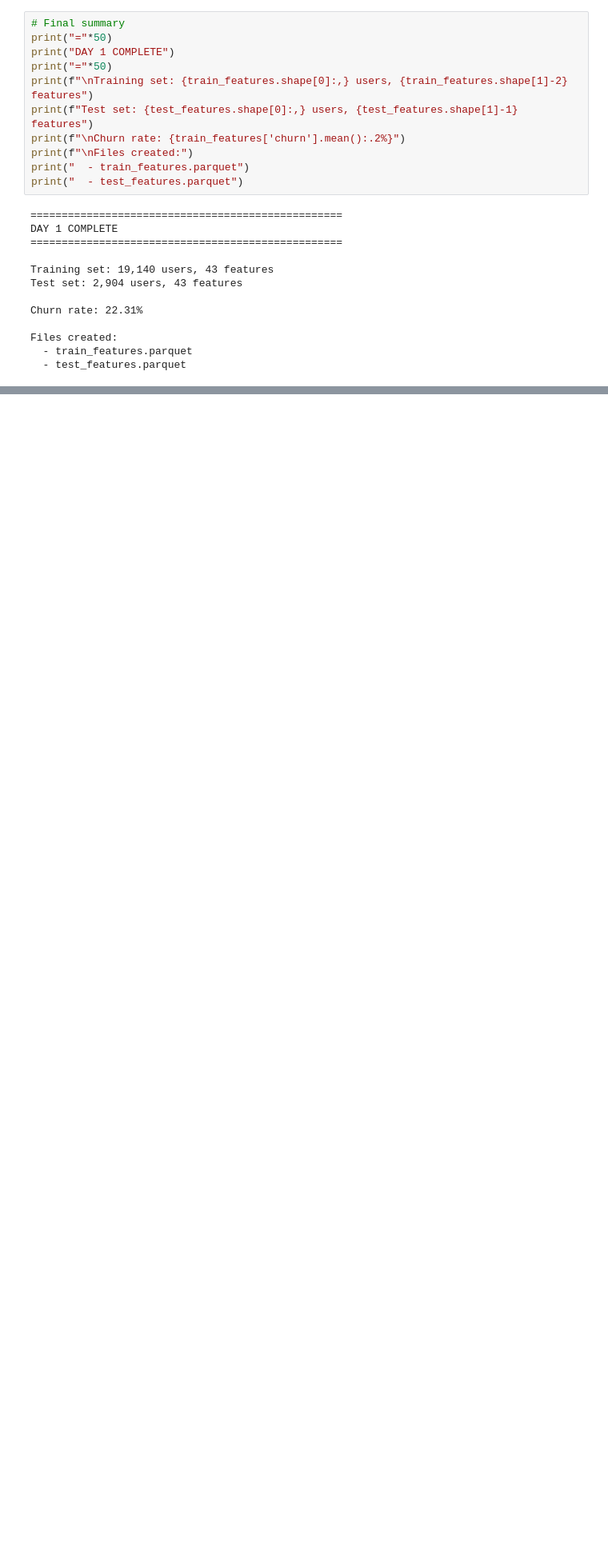
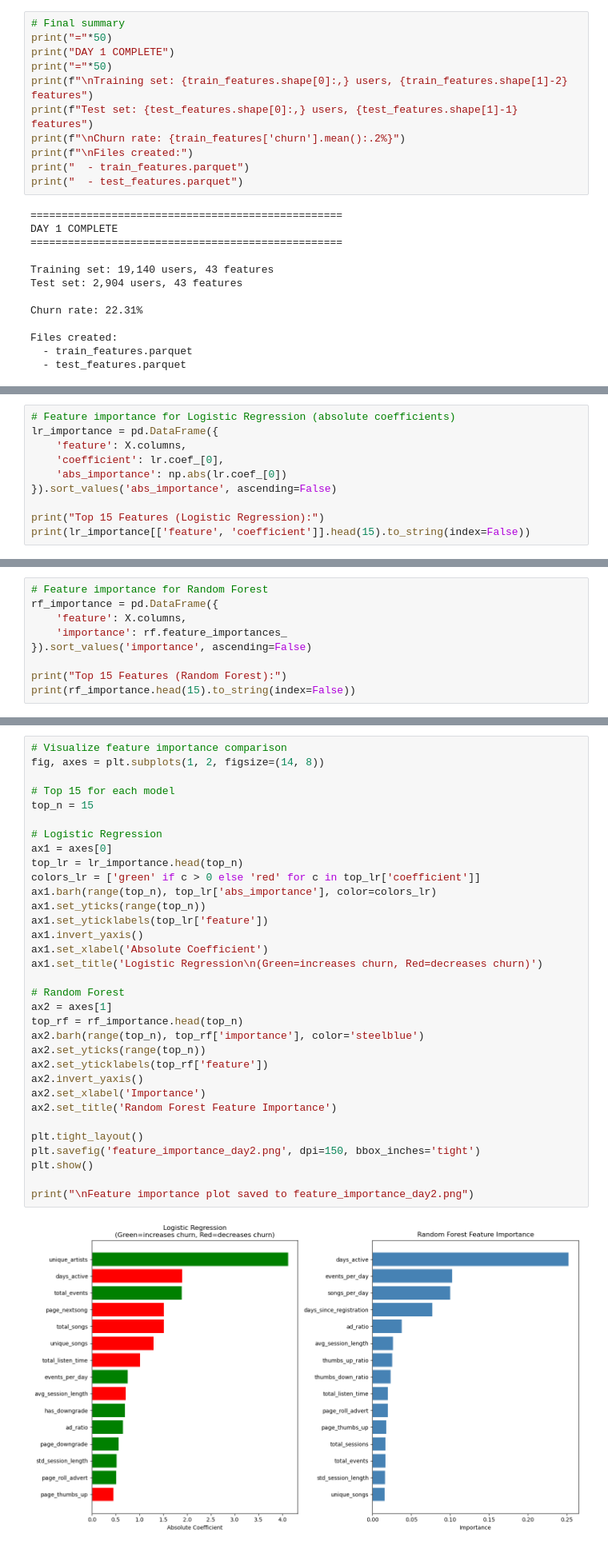
Before and after one commit to guustgoossens/python_ds_kaggle, a Jupyter notebook: churn_predictor.ipynb, the cells around one changed output, grey strips where cells are left out. Shown: that part at 80% size. Saved outputs shown, nothing was run; the diff lists cells and outputs as text; blank space fills up the shorter version.

```diff
--- a/churn_predictor.ipynb
+++ b/churn_predictor.ipynb
@@ -427,0 +566,10 @@ Files created:
+# %%
+# Feature importance for Logistic Regression (absolute coefficients)
+lr_importance = pd.DataFrame({
+    'feature': X.columns,
+    'coefficient': lr.coef_[0],
+    'abs_importance': np.abs(lr.coef_[0])
+}).sort_values('abs_importance', ascending=False)
+
+print("Top 15 Features (Logistic Regression):")
+print(lr_importance[['feature', 'coefficient']].head(15).to_string(index=False))
@@ -427,0 +647,9 @@ Files created:
+# %%
+# Feature importance for Random Forest
+rf_importance = pd.DataFrame({
+    'feature': X.columns,
+    'importance': rf.feature_importances_
+}).sort_values('importance', ascending=False)
+
+print("Top 15 Features (Random Forest):")
+print(rf_importance.head(15).to_string(index=False))
@@ -427,0 +749,35 @@ Files created:
+# %%
+# Visualize feature importance comparison
+fig, axes = plt.subplots(1, 2, figsize=(14, 8))
+
+# Top 15 for each model
+top_n = 15
+
+# Logistic Regression
+ax1 = axes[0]
+top_lr = lr_importance.head(top_n)
+colors_lr = ['green' if c > 0 else 'red' for c in top_lr['coefficient']]
+ax1.barh(range(top_n), top_lr['abs_importance'], color=colors_lr)
+ax1.set_yticks(range(top_n))
+ax1.set_yticklabels(top_lr['feature'])
+ax1.invert_yaxis()
+ax1.set_xlabel('Absolute Coefficient')
+ax1.set_title('Logistic Regression\n(Green=increases churn, Red=decreases churn)')
+
+# Random Forest
+ax2 = axes[1]
+top_rf = rf_importance.head(top_n)
+ax2.barh(range(top_n), top_rf['importance'], color='steelblue')
+ax2.set_yticks(range(top_n))
+ax2.set_yticklabels(top_rf['feature'])
+ax2.invert_yaxis()
+ax2.set_xlabel('Importance')
+ax2.set_title('Random Forest Feature Importance')
+
+plt.tight_layout()
+plt.savefig('feature_importance_day2.png', dpi=150, bbox_inches='tight')
+plt.show()
+
+print("\nFeature importance plot saved to feature_importance_day2.png")
+# %% [output]
+[figure, added]
```
Also changed, not shown: parts of 23 cells of this notebook, 4 other files.
